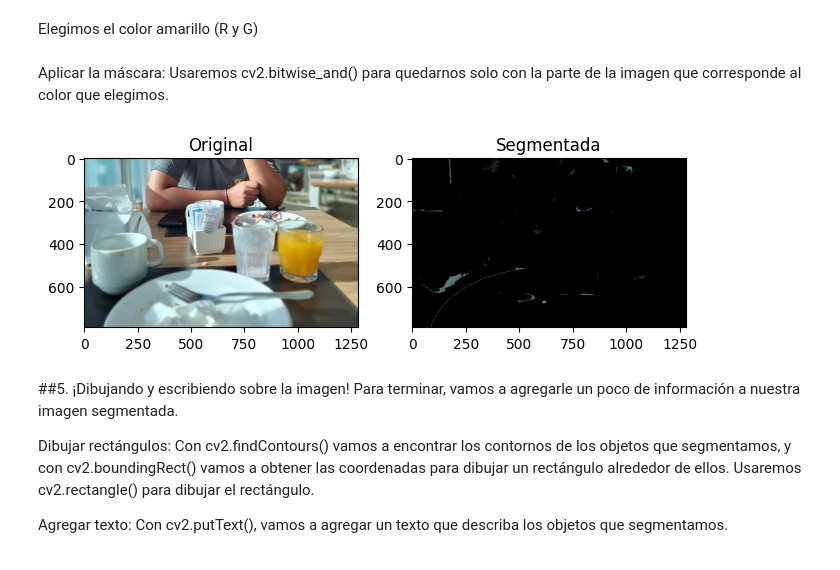
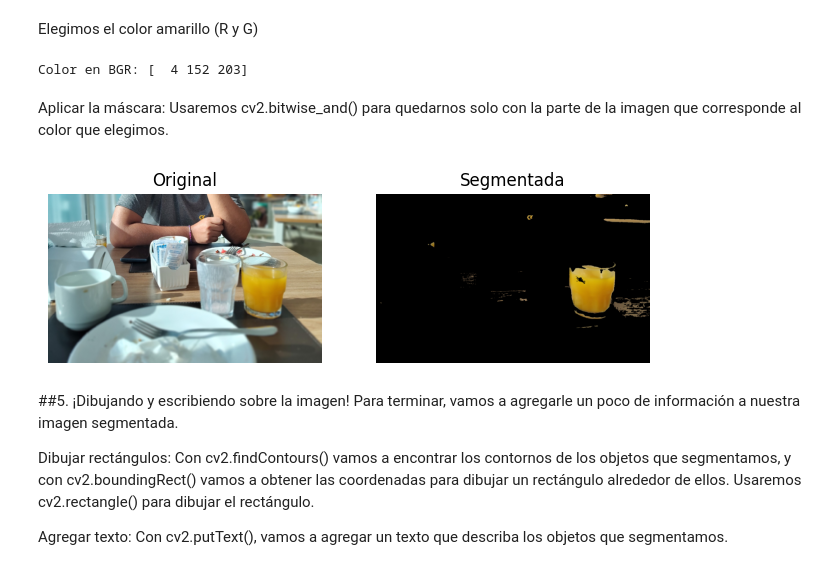
Before and after one commit to gimb99/PDI_BARTHOU_GONZALO, a Jupyter notebook: ejercicioIntegrador2/ejercicioIntegrador2_lab.ipynb, the cells around one changed output. Drawn from its saved outputs; the diff is of its cells as text; code cells hidden in the pictures.

```diff
--- a/ejercicioIntegrador2/ejercicioIntegrador2_lab.ipynb
+++ b/ejercicioIntegrador2/ejercicioIntegrador2_lab.ipynb
@@ -126,10 +126,28 @@ Definir el rango de color: Vamos a establecer los límites inferior y superior d
 Crear una máscara: Con cv2.inRange(), vamos a crear una máscara que nos indique qué píxeles están dentro del rango de color y cuáles no.
 # %% [markdown]
 Elegimos el color amarillo (R y G)
+# %%
+def hex_to_bgr(hex_color):
+    # Elimina el '#' si lo tiene y convierte HEX a números enteros para R, G, B
+    hex_color = hex_color.lstrip('#')
+    r = int(hex_color[0:2], 16)
+    g = int(hex_color[2:4], 16)
+    b = int(hex_color[4:6], 16)
+    # OpenCV utiliza el orden BGR
+    return np.array([b, g, r], dtype=np.uint8)
+
+# Definición del color en HEX
+color_hex = "CB9804"
+
+# Convertir HEX a BGR
+color_bgr = hex_to_bgr(color_hex)
+print("Color en BGR:", color_bgr)
+# %% [output]
+Color en BGR: [  4 152 203]
 # %%
 imgHsv = cv2.cvtColor(imagen, cv2.COLOR_RGB2HSV)
-limite_inferior = np.array([50, 50, 100])  # Rango inferior del color en HSV
-limite_superior = np.array([255, 255, 130])  # Rango superior del color en HSV
+limite_inferior = np.array([15, 100, 100])  # Rango inferior del color en HSV
+limite_superior = np.array([25, 255, 220])  # Rango superior del color en HSV
 mascara = cv2.inRange(imgHsv, limite_inferior, limite_superior)  # Crear una máscara para el color
 # %% [markdown]
 Aplicar la máscara: Usaremos cv2.bitwise_and() para quedarnos solo con la parte de la imagen que corresponde al color que elegimos.
@@ -138,16 +156,18 @@ imagen_segmentada = cv2.bitwise_and(imagen, imagen, mask=mascara)  # Aplicar la
 # %%
 # Mostrar los resultados
 plt.figure(figsize=(12, 5))
 plt.subplot(1, 3, 2)
+plt.title('Original')
+plt.axis("off")
 plt.imshow(imagen)
-plt.title('Original')
 
 plt.subplot(1, 3, 3)
 plt.imshow(imagen_segmentada)
 plt.title('Segmentada')
+plt.axis("off")
 plt.show()
 # %% [output]
-[figure, old version]
+[figure, new version]
 # %% [markdown]
 ##5. ¡Dibujando y escribiendo sobre la imagen!
 Para terminar, vamos a agregarle un poco de información a nuestra imagen segmentada.
```
